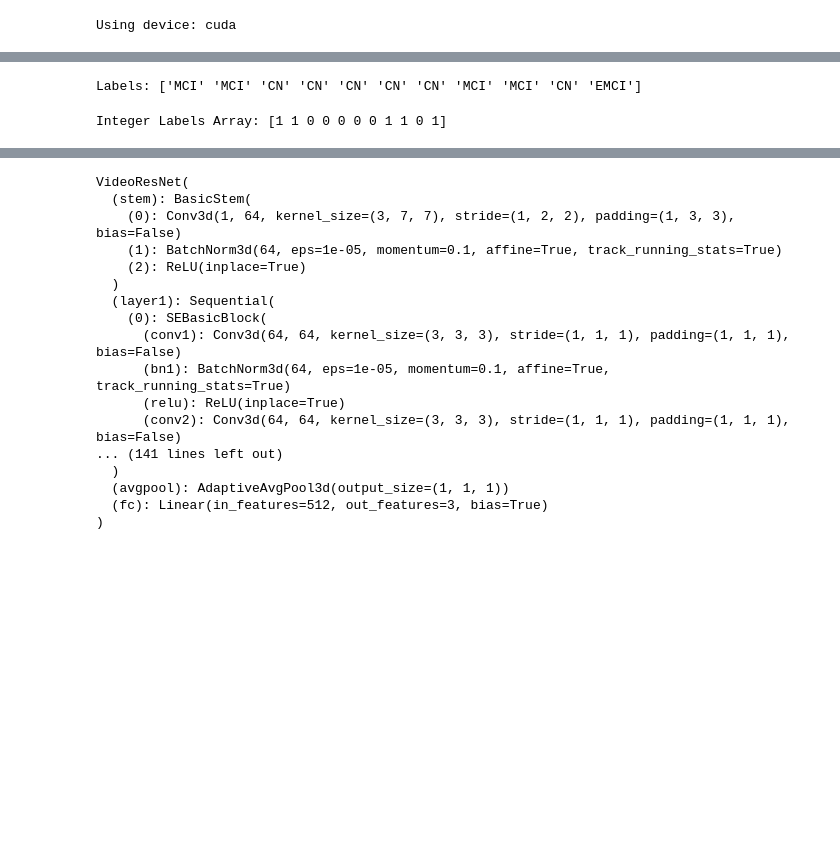
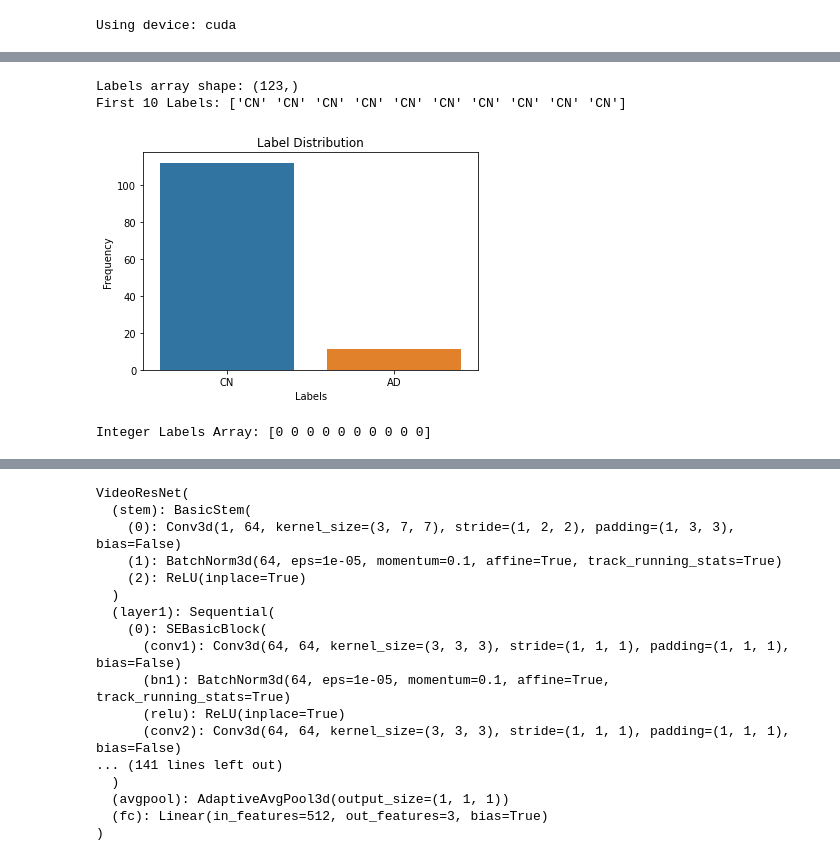
Before and after one commit to sujuntao2022/ADNI-XAI, a Jupyter notebook: Model_Training_3dResAtt.ipynb, the cells around one changed output, grey strips where cells are left out. Saved outputs shown, nothing was run; the diff lists cells and outputs as text; code cells hidden in the pictures; blank space fills up the shorter version.

```diff
--- a/Model_Training_3dResAtt.ipynb
+++ b/Model_Training_3dResAtt.ipynb
@@ -181,37 +205,44 @@ data shape: (11, 1, 256, 256, 256)
 # %%
 import os
 import pandas as pd
+import seaborn as sns
 
-# Path to the CSV file
-csv_file_path = r'D:\Juntao\Data\Accelerated_Sagittal\Accelerated_Sagittal_MPRA_4_14_2023.csv'
-# # Path to the directory
-# folder_path = r'D:\Juntao\Data\Accelerated_Sagittal\Segemented'
-
-# Read the CSV file
-labels_df = pd.read_csv(csv_file_path)
-
-# Create a dictionary mapping Subject to Group
-label_dict = pd.Series(labels_df.Group.values, index=labels_df.Subject).to_dict()
+label_dict = pd.Series(filtered_df.Group.values, index=filtered_df.Subject).to_dict()
 
 # Read .nii files and generate labels for each file
 labels = []
-for file_name in os.listdir(folder_path):
+for file_name in os.listdir(nii_folder_path):
     if file_name.endswith('.nii'):
         # Assuming the file name contains the Subject number, and it is at the start of the file name
-        subject_number = file_name[:-4]
-        # Get the corresponding Group as a label
+        subject_number = file_name[:-4]  # Removing the .nii extension
+        # Get the corresponding Group as a label, if it's in the filtered list
         label = label_dict.get(subject_number)
-        if label is not None:
+        if label:
             labels.append(label)
         else:
-            print(label)
+            pass
+            # print(f'Skipped file: {file_name}')
 
 # Convert labels to a NumPy array (if needed)
 labels_array = np.array(labels)
-
-print(f'Labels: {labels_array}')
+print(f'Labels array shape: {labels_array.shape}')
+print(f'First 10 Labels: {labels_array[:10]}')
 # %% [output]
-Labels: ['MCI' 'MCI' 'CN' 'CN' 'CN' 'CN' 'CN' 'MCI' 'MCI' 'CN' 'EMCI']
+Labels array shape: (123,)
+First 10 Labels: ['CN' 'CN' 'CN' 'CN' 'CN' 'CN' 'CN' 'CN' 'CN' 'CN']
+# %%
+import matplotlib.pyplot as plt
+import seaborn as sns
+
+sns.countplot(x=labels_array)
+
+plt.title('Label Distribution')
+plt.xlabel('Labels')
+plt.ylabel('Frequency')
+
+plt.show()
+# %% [output]
+[figure, added]
 # %%
 # Create an empty list to store the new integer labels
 int_labels = []
@@ -227,9 +258,9 @@ for label in labels_array:
 # Convert the list of integer labels to a NumPy array
 int_labels_array = np.array(int_labels)
 
-print(f'Integer Labels Array: {int_labels_array}')
+print(f'Integer Labels Array: {int_labels_array[:10]}')
 # %% [output]
-Integer Labels Array: [1 1 0 0 0 0 0 1 1 0 1]
+Integer Labels Array: [0 0 0 0 0 0 0 0 0 0]
 # %%
 import torch
 import torch.nn as nn
```
Also changed, not shown: parts of 15 cells of this notebook.
